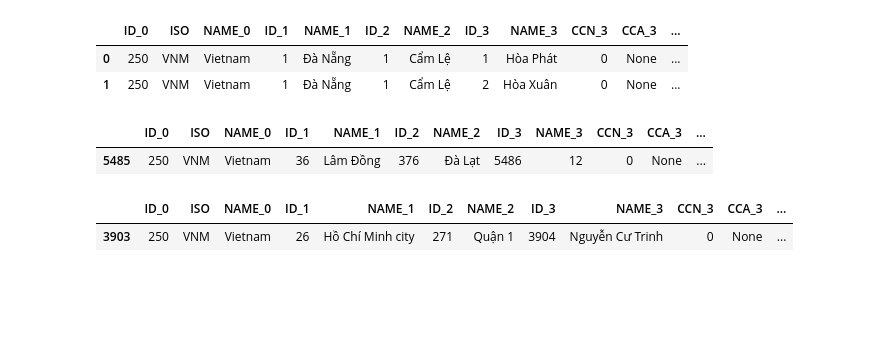
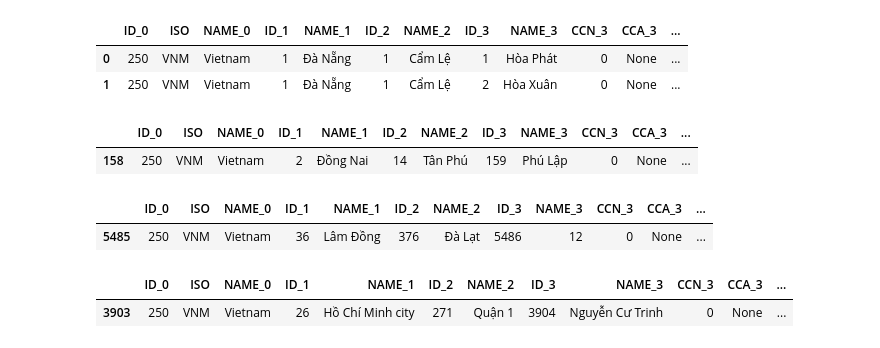
Before and after one commit to Phatdat01/real_estate, a Jupyter notebook: demo.ipynb, the cells around one changed output. Cells and saved outputs as stored; diff of their text form; code cells hidden in the pictures; blank space fills up the shorter version.

```diff
--- a/demo.ipynb
+++ b/demo.ipynb
@@ -9,6 +9,14 @@ data.head(2)
 |  | ID_0 | ISO | NAME_0 | ID_1 | NAME_1 | ID_2 | NAME_2 | ID_3 | NAME_3 | CCN_3 | CCA_3 | ... |
 | 0 | 250 | VNM | Vietnam | 1 | Đà Nẵng | 1 | Cẩm Lệ | 1 | Hòa Phát | 0 | None | ... |
 | 1 | 250 | VNM | Vietnam | 1 | Đà Nẵng | 1 | Cẩm Lệ | 2 | Hòa Xuân | 0 | None | ... |
+# %%
+DL = data[data['NAME_1']=='Đồng Nai']
+DL = DL[DL['NAME_2']=='Tân Phú']
+DL=DL[DL['NAME_3']=='Phú Lập']
+DL
+# %% [output]
+|  | ID_0 | ISO | NAME_0 | ID_1 | NAME_1 | ID_2 | NAME_2 | ID_3 | NAME_3 | CCN_3 | CCA_3 | ... |
+| 158 | 250 | VNM | Vietnam | 2 | Đồng Nai | 14 | Tân Phú | 159 | Phú Lập | 0 | None | ... |
 # %%
 DL = data[data['NAME_1']=='Lâm Đồng']
 DL = DL[DL['NAME_2']=='Đà Lạt']
```
Also changed, not shown: parts of 2 cells of this notebook, 2 other files.
